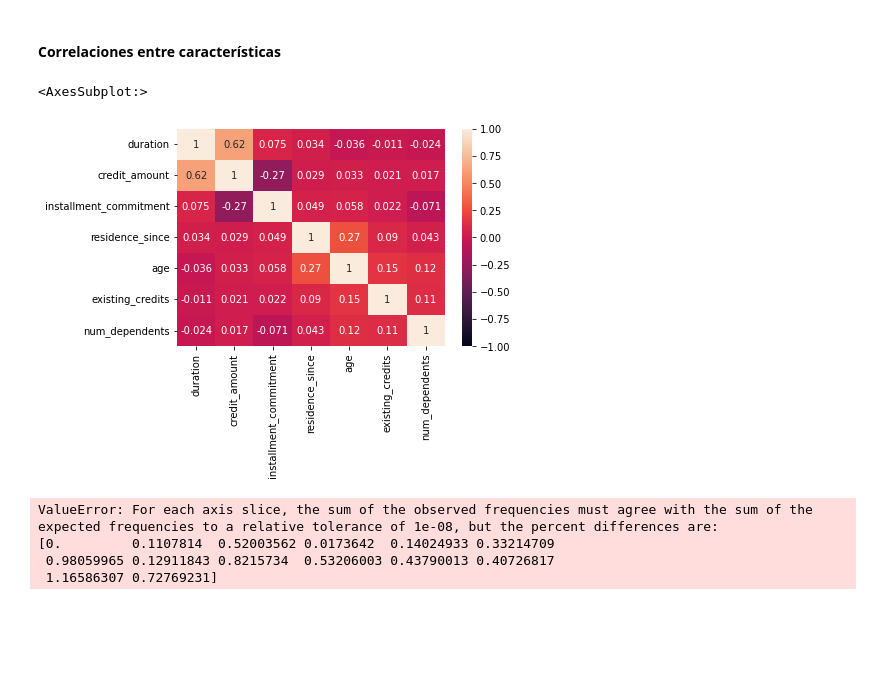
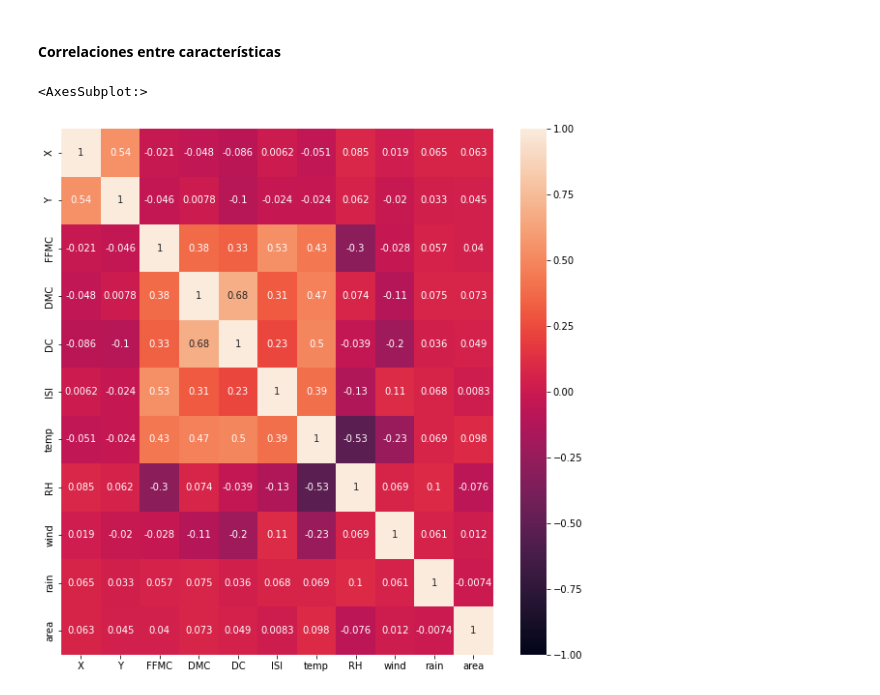
Before and after one commit to golly10/PVD, a Jupyter notebook: Tema 3/Mendez_Torrero_Entrega_Practica_Tema3.ipynb, the cells around one changed output. Drawn from its saved outputs; the diff is of its cells as text; code cells hidden in the pictures; blank space fills up the shorter version.

```diff
--- a/Tema 3/Mendez_Torrero_Entrega_Practica_Tema3.ipynb
+++ b/Tema 3/Mendez_Torrero_Entrega_Practica_Tema3.ipynb
@@ -57,0 +30,5 @@ x.head()
+# %%
+import pandas as pd
+
+data = pd.read_csv('http://archive.ics.uci.edu/ml/machine-learning-databases/forest-fires/forestfires.csv', sep=",")
+data
@@ -96,0 +122,3 @@ for col in numeric_columns:
+# %%
+data = data.fillna(data.mean())
+data.describe()
@@ -97,16 +135,10 @@ for col in numeric_columns:
 # %% [markdown]
 #### Correlaciones entre características
 # %%
-sns.heatmap(x.corr(), vmin=-1, vmax=1, annot=True)
+import seaborn as sns
+
+fig, ax = plt.subplots(figsize=(10,10))
+sns.heatmap(data.corr(), vmin=-1, vmax=1, annot=True, ax=ax)
 # %% [output]
 <AxesSubplot:>
-[figure, old version]
+[figure, new version]
-# %%
-factorized_data = x[nominal_columns].apply(lambda x: pd.factorize(x)[0])+1
-
-pd.DataFrame([chisquare(factorized_data[x].values,f_exp=factorized_data.values.T,axis=1)[0] for x in factorized_data])
-# %% [output]
-ValueError: For each axis slice, the sum of the observed frequencies must agree with the sum of the expected frequencies to a relative tolerance of 1e-08, but the percent differences are:
-[0.         0.1107814  0.52003562 0.0173642  0.14024933 0.33214709
- 0.98059965 0.12911843 0.8215734  0.53206003 0.43790013 0.40726817
- 1.16586307 0.72769231]
```
Also changed, not shown: parts of 19 cells of this notebook.
